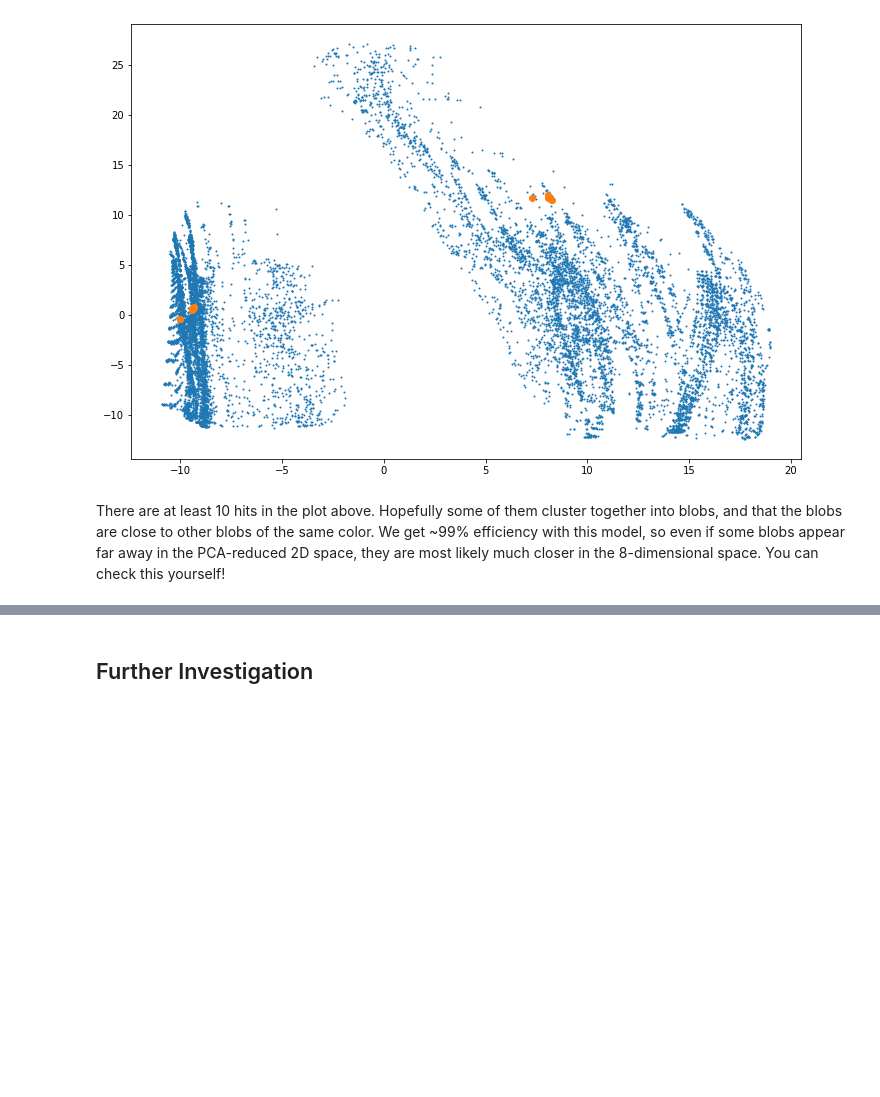
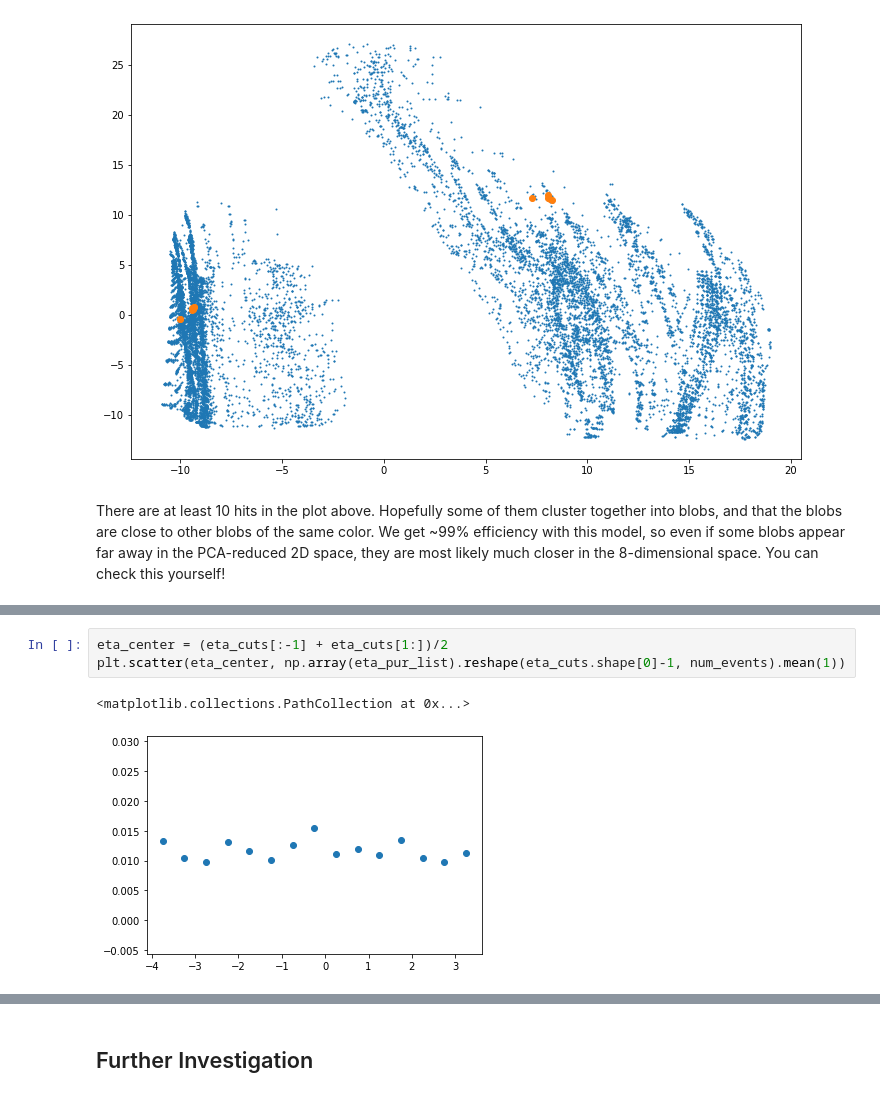
Before and after one commit to HSF-reco-and-software-triggers/Tracking-ML-Exa.TrkX, a Jupyter notebook: Pipelines/ITk_Example/notebooks/Example_Embedding.ipynb, the cells around one changed output, grey strips where cells are left out. Cells and saved outputs as stored; diff of their text form; blank space fills up the shorter version.

```diff
--- a/Pipelines/ITk_Example/notebooks/Example_Embedding.ipynb
+++ b/Pipelines/ITk_Example/notebooks/Example_Embedding.ipynb
@@ -369,0 +406,6 @@ There are at least 10 hits in the plot above. Hopefully some of them cluster tog
+# %%
+eta_center = (eta_cuts[:-1] + eta_cuts[1:])/2
+plt.scatter(eta_center, np.array(eta_pur_list).reshape(eta_cuts.shape[0]-1, num_events).mean(1))
+# %% [output]
+<matplotlib.collections.PathCollection at 0x...>
+[figure, added]
```
Also changed, not shown: parts of 37 cells of this notebook, 13 other files.
